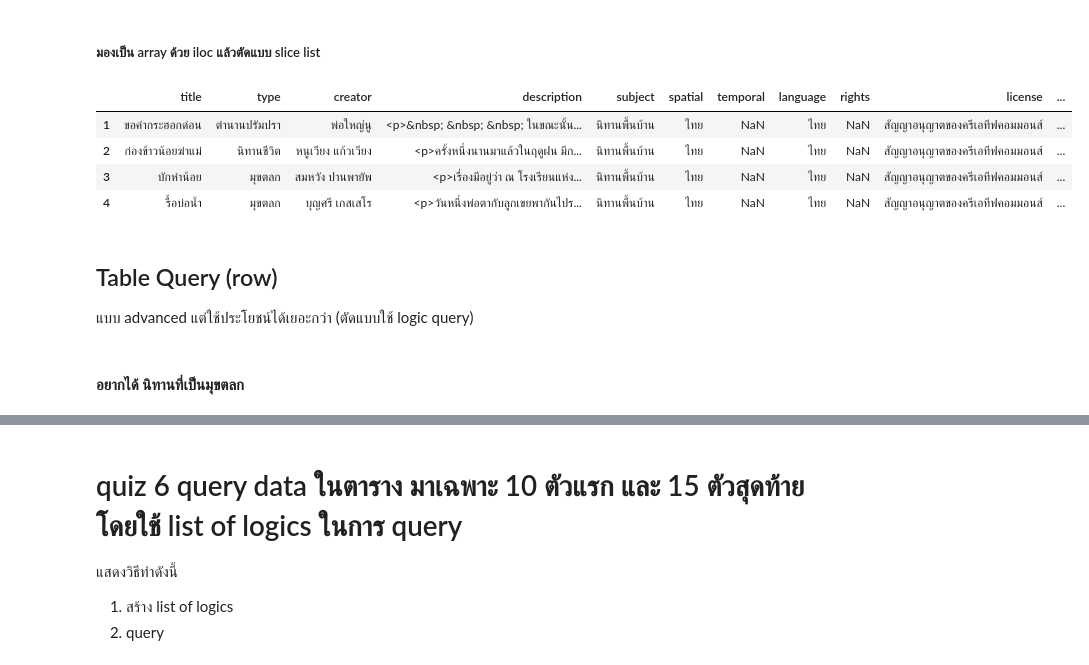
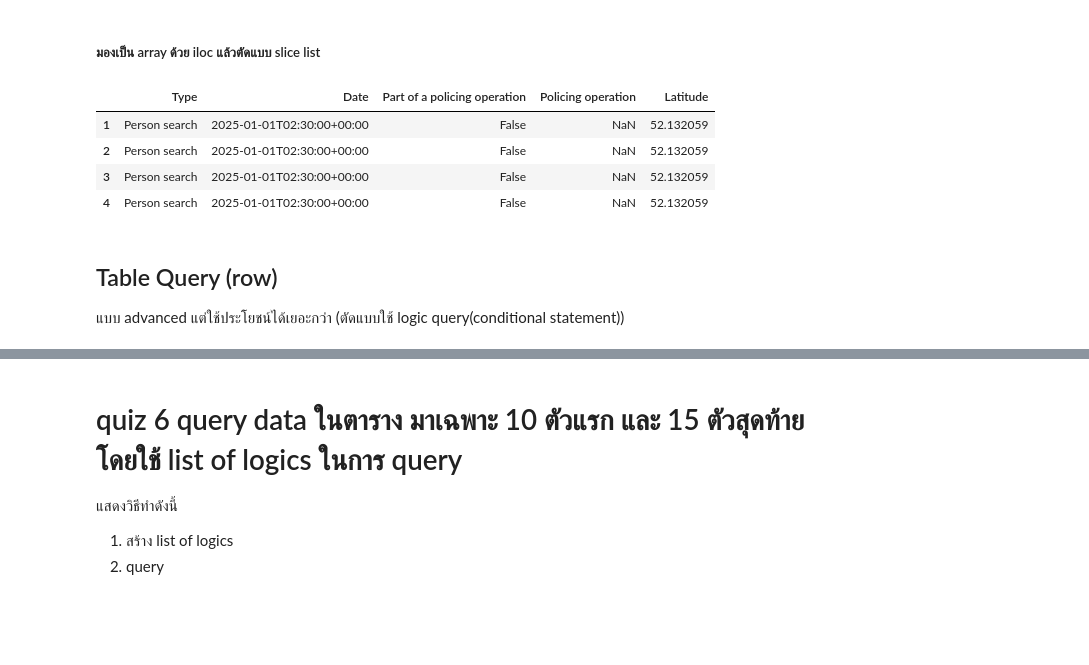
Before and after one commit to MeeGyo/dataviz2025, a Jupyter notebook: Pandas_101_2025.ipynb, the cells around one changed output, grey strips where cells are left out. Cells and saved outputs as stored; diff of their text form; code cells hidden in the pictures; blank space fills up the shorter version.

```diff
--- a/Pandas_101_2025.ipynb
+++ b/Pandas_101_2025.ipynb
@@ -52,5 +54,5 @@ Drive already mounted at /content/drive; to attempt to forcibly remount, call dr
 # %%
-path_to_stopandsearch = '/content/drive/MyDrive/Python&DataViz2025/2025-01-bedfordshire-stop-and-search.csv'
+path_to_stopandsearch = '/content/drive/MyDrive/Python&DataViz2025/2025-01/2025-01-bedfordshire-stop-and-search.csv'
 # %% [markdown]
 ## load data to memory
 # %%
@@ -154,15 +173,13 @@ smaller_table
 # %% [markdown]
 ##### มองเป็น array ด้วย iloc แล้วตัดแบบ slice list
 # %%
-folk_df.iloc[1:5,:]
+stopandsearch_df.iloc[1:5,:-10]
 # %% [output]
-|  | title | type | creator | description | subject | spatial | temporal | language | rights | license | ... |
-| 1 | ขอคำกระฮอกด่อน | ตำนานปรัมปรา | พ่อใหญ่นู | <p>&nbsp; &nbsp; &nbsp; ในขณะนั้น... | นิทานพื้นบ้าน | ไทย | NaN | ไทย | NaN | สัญญาอนุญาตของครีเอทีฟคอมมอนส์ | ... |
-| 2 | ก่องข้าวน้อยฆ่าแม่ | นิทานชีวิต | หนูเวียง แก้วเวียง | <p>ครั้งหนึ่งนานมาแล้วในฤดูฝน มีก... | นิทานพื้นบ้าน | ไทย | NaN | ไทย | NaN | สัญญาอนุญาตของครีเอทีฟคอมมอนส์ | ... |
-| 3 | บักหำน้อย | มุขตลก | สมหวัง ปานพายัพ | <p>เรื่องมีอยู่ว่า ณ โรงเรียนแห่ง... | นิทานพื้นบ้าน | ไทย | NaN | ไทย | NaN | สัญญาอนุญาตของครีเอทีฟคอมมอนส์ | ... |
-| 4 | รื้อบ่อน้ำ | มุขตลก | บุญศรี เกสเสโร | <p>วันหนึ่งพ่อตากับลูกเขยพากันไปร... | นิทานพื้นบ้าน | ไทย | NaN | ไทย | NaN | สัญญาอนุญาตของครีเอทีฟคอมมอนส์ | ... |
+|  | Type | Date | Part of a policing operation | Policing operation | Latitude |
+| 1 | Person search | 2025-01-01T02:30:00+00:00 | False | NaN | 52.132059 |
+| 2 | Person search | 2025-01-01T02:30:00+00:00 | False | NaN | 52.132059 |
+| 3 | Person search | 2025-01-01T02:30:00+00:00 | False | NaN | 52.132059 |
+| 4 | Person search | 2025-01-01T02:30:00+00:00 | False | NaN | 52.132059 |
 # %% [markdown]
 ## Table Query (row)
-แบบ advanced แต่ใช้ประโยชน์ได้เยอะกว่า (ตัดแบบใช้ logic query)
+แบบ advanced แต่ใช้ประโยชน์ได้เยอะกว่า (ตัดแบบใช้ logic query(conditional statement))
-# %% [markdown]
-#### อยากได้ นิทานที่เป็นมุขตลก
```
Also changed, not shown: parts of 55 cells of this notebook.
